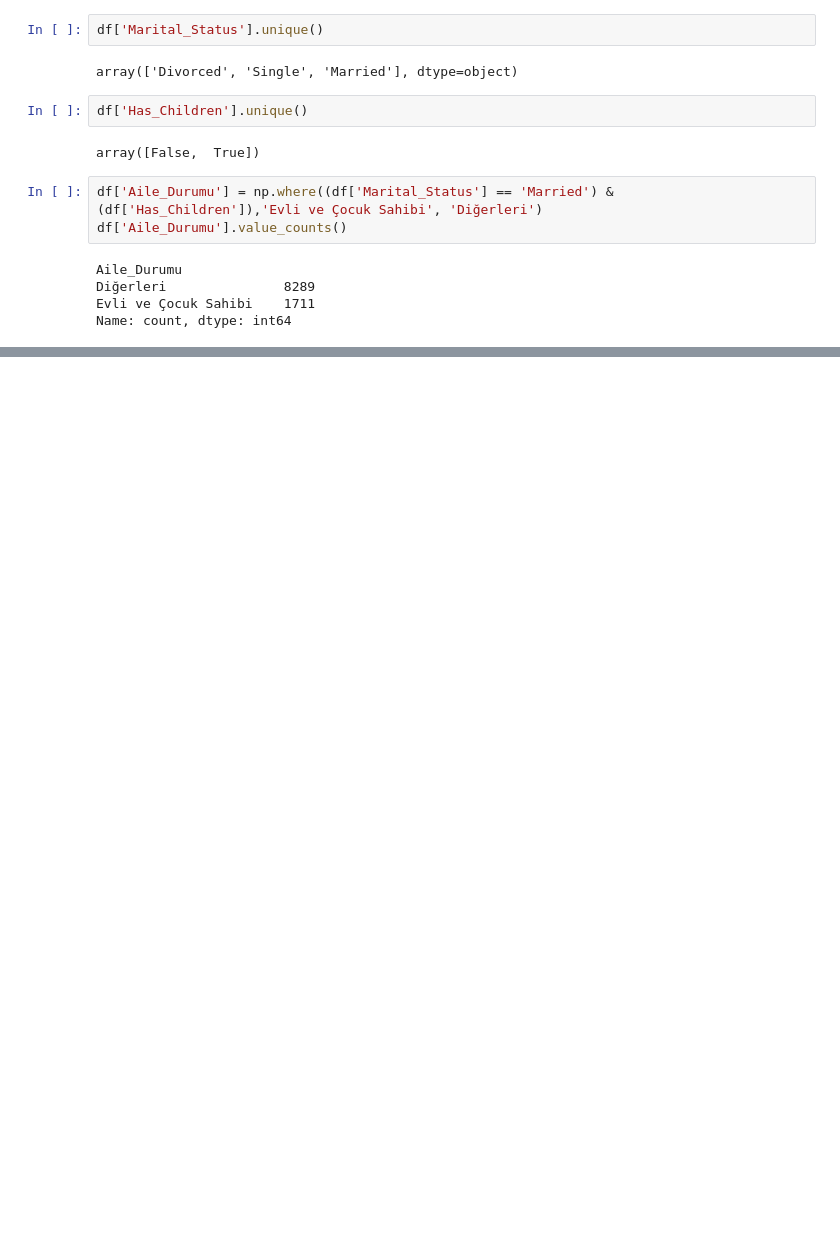
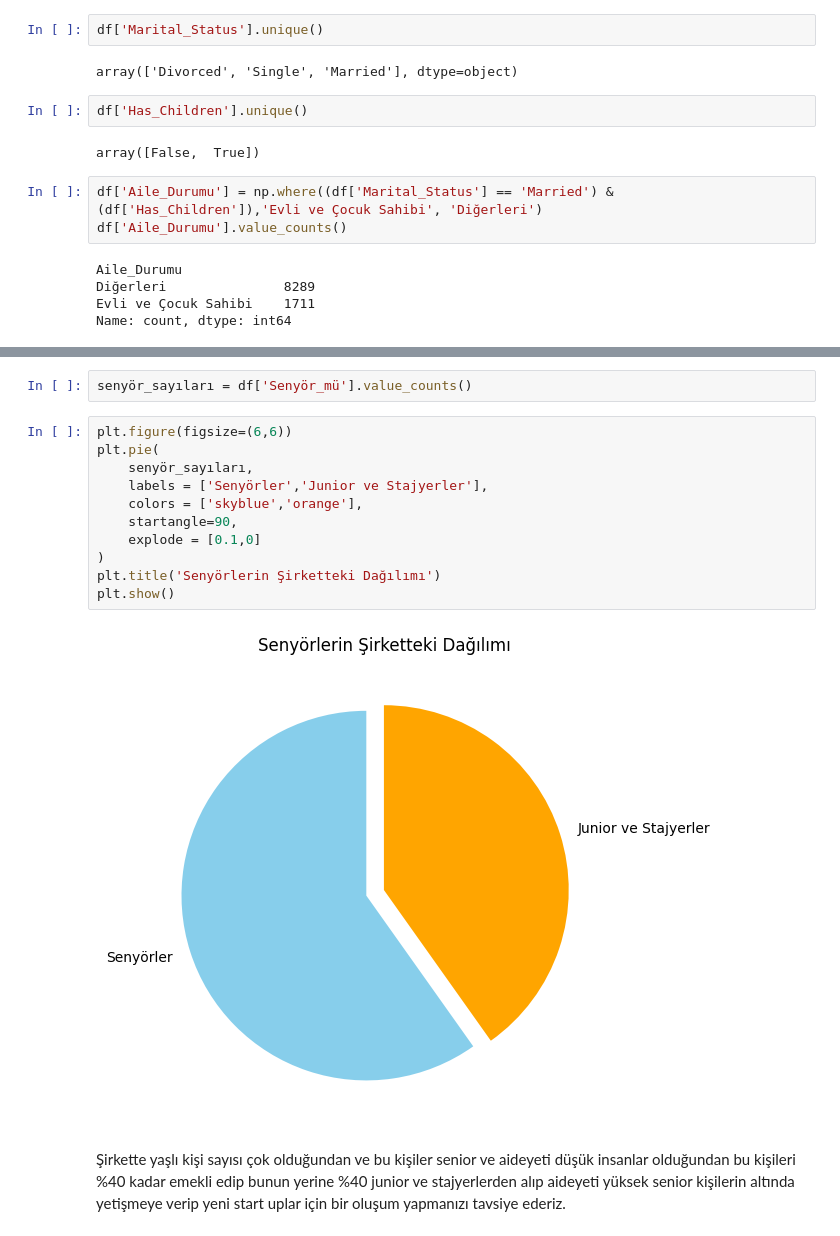
Before and after one commit to KisiselEmreOrganisyonProjeleri/HR_Analysis_Project, a Jupyter notebook: hr_data_project.ipynb, the cells around one changed output, grey strips where cells are left out. Cells and saved outputs as stored; diff of their text form; blank space fills up the shorter version.

```diff
--- a/hr_data_project.ipynb
+++ b/hr_data_project.ipynb
@@ -292,0 +542,17 @@ Name: count, dtype: int64
+# %%
+senyör_sayıları = df['Senyör_mü'].value_counts()
+# %%
+plt.figure(figsize=(6,6))
+plt.pie(
+    senyör_sayıları,
+    labels = ['Senyörler','Junior ve Stajyerler'],
+    colors = ['skyblue','orange'],
+    startangle=90,
+    explode = [0.1,0]
+)
+plt.title('Senyörlerin Şirketteki Dağılımı')
+plt.show()
+# %% [output]
+[figure, added]
+# %% [markdown]
+Şirkette yaşlı kişi sayısı çok olduğundan ve bu kişiler senior ve aideyeti düşük insanlar olduğundan bu kişileri %40 kadar emekli edip bunun yerine %40 junior ve stajyerlerden alıp aideyeti yüksek senior kişilerin altında yetişmeye verip yeni start uplar için bir oluşum yapmanızı tavsiye ederiz.
```
Also changed, not shown: parts of 30 cells of this notebook.
